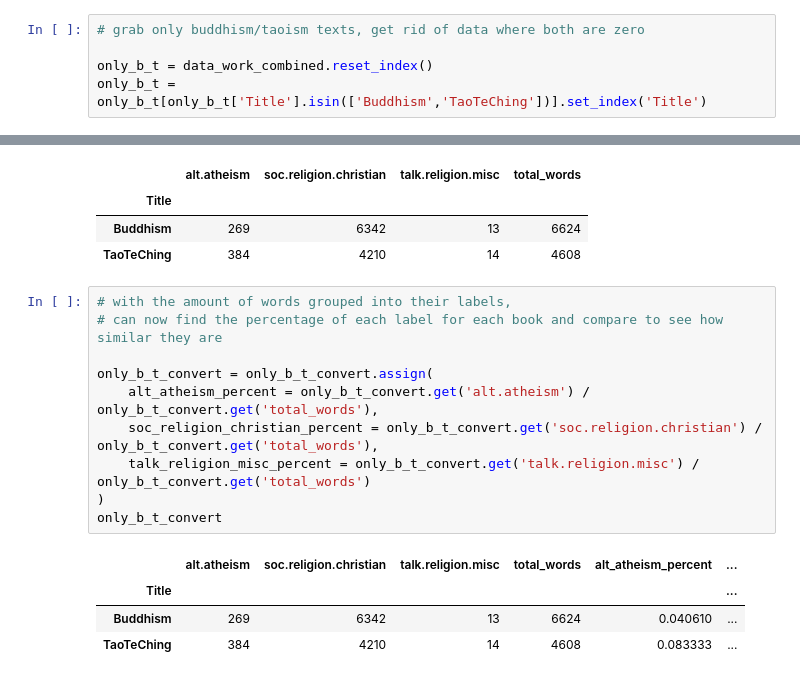
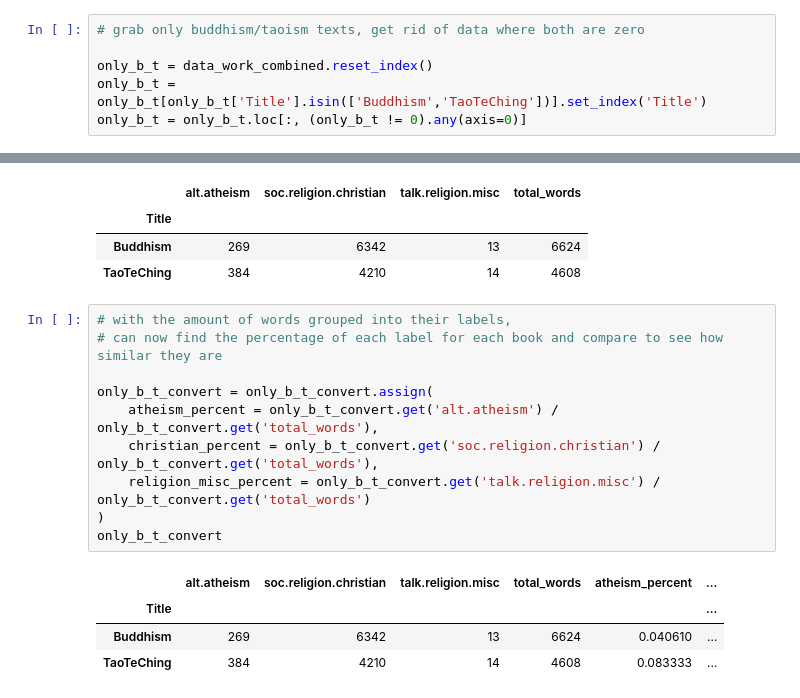
Before and after one commit to khkwong/datahacks2021, a Jupyter notebook: beginner_track.ipynb, the cells around one changed output, grey strips where cells are left out. Cells and saved outputs as stored; diff of their text form.

```diff
--- a/beginner_track.ipynb
+++ b/beginner_track.ipynb
@@ -191,6 +211,7 @@ Because Buddhism and Taoism have had an influence on each other, their word usag
 
 only_b_t = data_work_combined.reset_index()
 only_b_t = only_b_t[only_b_t['Title'].isin(['Buddhism','TaoTeChing'])].set_index('Title')
+only_b_t = only_b_t.loc[:, (only_b_t != 0).any(axis=0)]
 # %%
 # look at the top twenty words in each for some basic information
 
@@ -246,15 +267,15 @@ only_b_t_convert
 # %%
 # with the amount of words grouped into their labels,
 # can now find the percentage of each label for each book and compare to see how similar they are
 
 only_b_t_convert = only_b_t_convert.assign(
-    alt_atheism_percent = only_b_t_convert.get('alt.atheism') / only_b_t_convert.get('total_words'),
-    soc_religion_christian_percent = only_b_t_convert.get('soc.religion.christian') / only_b_t_convert.get('total_words'),
-    talk_religion_misc_percent = only_b_t_convert.get('talk.religion.misc') / only_b_t_convert.get('total_words')
+    atheism_percent = only_b_t_convert.get('alt.atheism') / only_b_t_convert.get('total_words'),
+    christian_percent = only_b_t_convert.get('soc.religion.christian') / only_b_t_convert.get('total_words'),
+    religion_misc_percent = only_b_t_convert.get('talk.religion.misc') / only_b_t_convert.get('total_words')
 )
 only_b_t_convert
 # %% [output]
-|  | alt.atheism | soc.religion.christian | talk.religion.misc | total_words | alt_atheism_percent | ... |
+|  | alt.atheism | soc.religion.christian | talk.religion.misc | total_words | atheism_percent | ... |
 | Title |  |  |  |  |  | ... |
 | Buddhism | 269 | 6342 | 13 | 6624 | 0.040610 | ... |
 | TaoTeChing | 384 | 4210 | 14 | 4608 | 0.083333 | ... |
```
Also changed, not shown: parts of 7 cells of this notebook.
